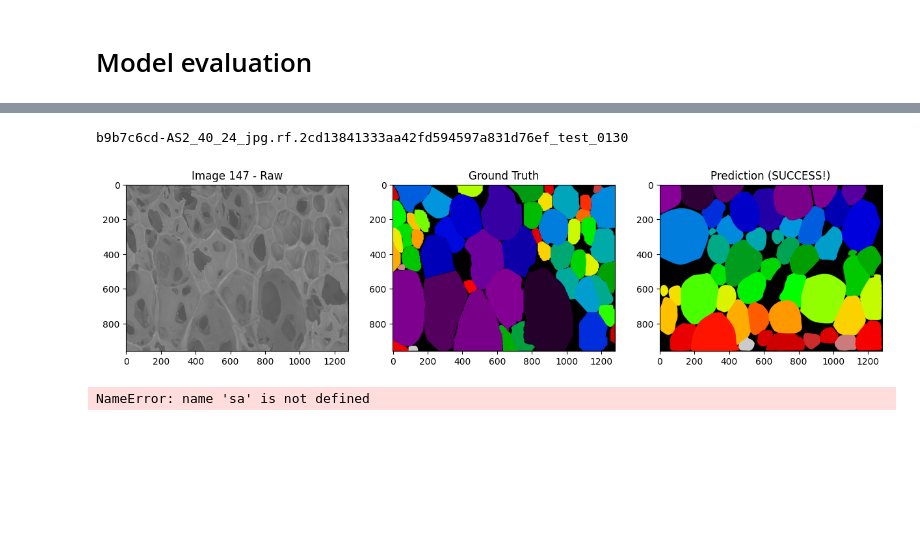
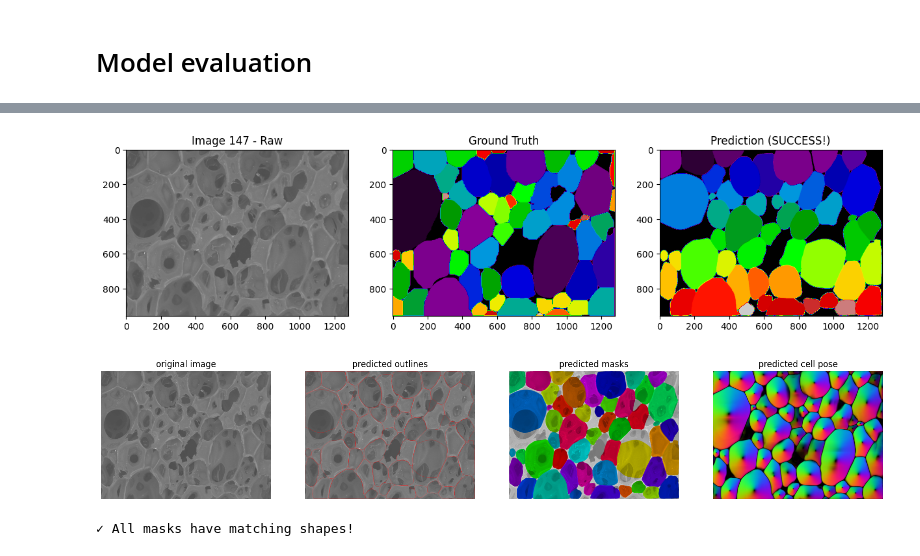
Before and after one commit to DWalicki95/MaterialsVision, a Jupyter notebook: notebooks/cellpose_finetuned_evaluation.ipynb, the cells around one changed output, grey strips where cells are left out. Cells and saved outputs as stored; diff of their text form; code cells hidden in the pictures; blank space fills up the shorter version.

Commit message:
dataset image mask pairs fixed

```diff
--- a/notebooks/cellpose_finetuned_evaluation.ipynb
+++ b/notebooks/cellpose_finetuned_evaluation.ipynb
@@ -70,3 +40,7 @@ dataset_path = Path(
+# %%
+dataset_path = Path(
+    '/home/ubuntu/test_40_50'
+  )
 # %%
 def remove_temp_files(ds_path):
   ds = []
@@ -395,9 +383,9 @@ MODEL_PATH = '/content/drive/MyDrive/Doktorat/Modele/cpsam-40-50_train augmented
 def get_img_mask_pairs(
     dataset_path,
     img_extension: str = '.jpg',
-    img_suffix = '_image',
+    img_suffix = 'image',
     mask_extension = '.tif',
-    mask_suffix='_masks',
+    mask_suffix='masks',
     loaded: bool = False
   ):
     images = sorted(dataset_path.rglob(f'*{img_suffix}{img_extension}'))
@@ -413,15 +401,18 @@ def get_img_mask_pairs(
             img_mask[img_path] = mask_path
 
     if loaded:
-        img_mask = [
-            {
-                'base_name': img_path.stem.replace(img_suffix, ''),
-                'image': imread(str(img)),
-                'true_mask': imread(str(mask))
-            }
-            for img, mask in img_mask.items()
-        ]
+        img_mask_list = []
+        for img_path, mask_path in img_mask.items():
+            base_name = img_path.stem
+            if base_name.endswith(img_suffix):
+                base_name = base_name[:-len(img_suffix)]
 
+            img_mask_list.append({
+                'base_name': base_name,
+                'image': imread(str(img_path)),
+                'true_mask': imread(str(mask_path))
+            })
+        return img_mask_list
     return img_mask
 # %%
 dataset = get_img_mask_pairs(dataset_path, loaded=True)
@@ -561,23 +523,16 @@ Image 1:
-# %%
-print(dataset[145]['base_name'])
-# %% [output]
-b9b7c6cd-AS2_40_24_jpg.rf.2cd13841333aa42fd594597a831d76ef_test_0130
 # %%
+idx=147
 # Visualize the successful image
 plt.figure(figsize=(15, 5))
 plt.subplot(131)
-plt.imshow(dataset[145]['image'])
+plt.imshow(dataset[idx]['image'])
 plt.title('Image 147 - Raw')
 plt.subplot(132)
-plt.imshow(dataset[145]['true_mask'], cmap='nipy_spectral')
+plt.imshow(dataset[idx]['true_mask'], cmap='nipy_spectral')
 plt.title('Ground Truth')
 plt.subplot(133)
-plt.imshow(dataset[145]['pred_mask'], cmap='nipy_spectral')
+plt.imshow(dataset[idx]['pred_mask'], cmap='nipy_spectral')
 plt.title('Prediction (SUCCESS!)')
 plt.show()
 # %% [output]
-[figure, old version]
+[figure, new version]
-# %%
-sa
-# %% [output]
-NameError: name 'sa' is not defined
@@ -585,0 +541,10 @@ dataset[0].keys()
+# %%
+fig = plt.figure(figsize=(20, 12))
+plot.show_segmentation(
+  fig=fig,
+  maski=masks,
+  img=dataset[idx]['image'],
+  flowi=flows[0]
+)
+# %% [output]
+[figure, added]
@@ -616,6 +583,8 @@ def check_mask_shapes(true_masks, pred_masks):
 
 # Check your data
 mismatches = check_mask_shapes(true_masks, pred_masks)
+# %% [output]
+✓ All masks have matching shapes!
 # %%
 import numpy as np
 
```
Also changed, not shown: parts of 21 cells of this notebook.
